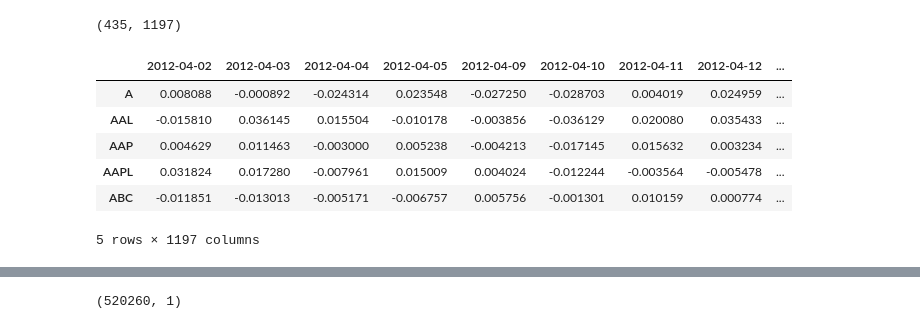
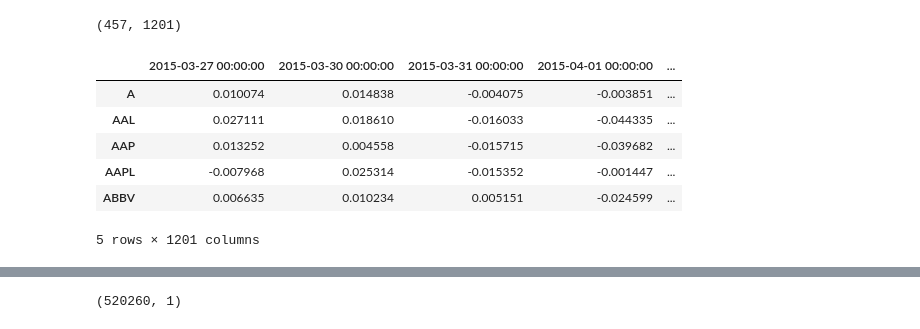
Before and after one commit to petrsokerin/Stock_clustering_paper, a Jupyter notebook: signal2vec.ipynb, the cells around one changed output, grey strips where cells are left out. Cells and saved outputs as stored; diff of their text form; code cells hidden in the pictures.

```diff
--- a/signal2vec.ipynb
+++ b/signal2vec.ipynb
@@ -9,18 +9,18 @@ from sklearn.neighbors import KNeighborsClassifier
 from sklearn.metrics import silhouette_score
 import gensim.models
 # %%
-df = pd.read_csv('data/data/usa_2012/ticker_data_preprocessed.csv', index_col=0)
+df = pd.read_csv('data/data/usa_2015/ticker_data_preprocessed.csv', index_col=0)
 print(df.shape)
 df.head()
 # %% [output]
-(435, 1197)
+(457, 1201)
-|  | 2012-04-02 | 2012-04-03 | 2012-04-04 | 2012-04-05 | 2012-04-09 | 2012-04-10 | 2012-04-11 | 2012-04-12 | ... |
-| A | 0.008088 | -0.000892 | -0.024314 | 0.023548 | -0.027250 | -0.028703 | 0.004019 | 0.024959 | ... |
-| AAL | -0.015810 | 0.036145 | 0.015504 | -0.010178 | -0.003856 | -0.036129 | 0.020080 | 0.035433 | ... |
-| AAP | 0.004629 | 0.011463 | -0.003000 | 0.005238 | -0.004213 | -0.017145 | 0.015632 | 0.003234 | ... |
-| AAPL | 0.031824 | 0.017280 | -0.007961 | 0.015009 | 0.004024 | -0.012244 | -0.003564 | -0.005478 | ... |
-| ABC | -0.011851 | -0.013013 | -0.005171 | -0.006757 | 0.005756 | -0.001301 | 0.010159 | 0.000774 | ... |
+|  | 2015-03-27 00:00:00 | 2015-03-30 00:00:00 | 2015-03-31 00:00:00 | 2015-04-01 00:00:00 | ... |
+| A | 0.010074 | 0.014838 | -0.004075 | -0.003851 | ... |
+| AAL | 0.027111 | 0.018610 | -0.016033 | -0.044335 | ... |
+| AAP | 0.013252 | 0.004558 | -0.015715 | -0.039682 | ... |
+| AAPL | -0.007968 | 0.025314 | -0.015352 | -0.001447 | ... |
+| ABBV | 0.006635 | 0.010234 | 0.005151 | -0.024599 | ... |
-5 rows × 1197 columns
+5 rows × 1201 columns
 # %%
 df_pct = df.drop(['sector'], axis=1).T
 df_pct.index = pd.to_datetime(df_pct.index)
```
Also changed, not shown: parts of 5 cells of this notebook, 6 other files.
